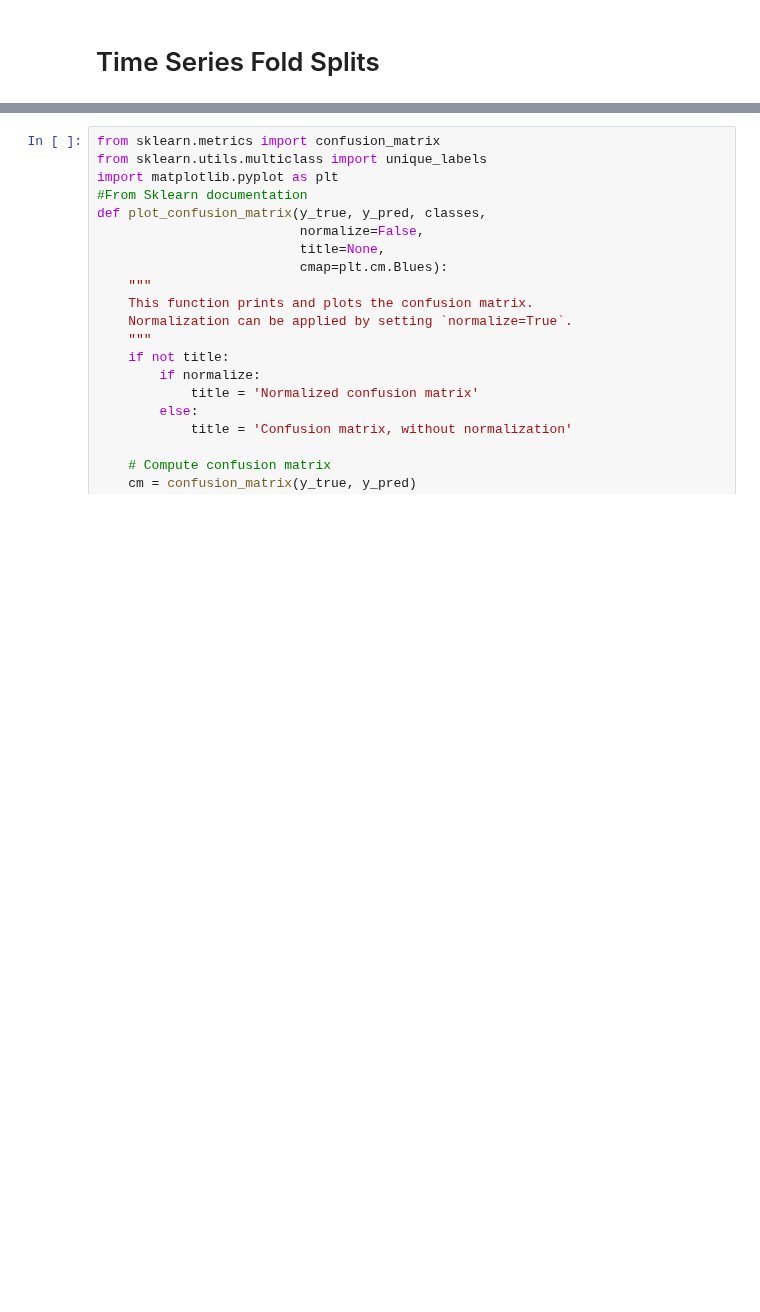
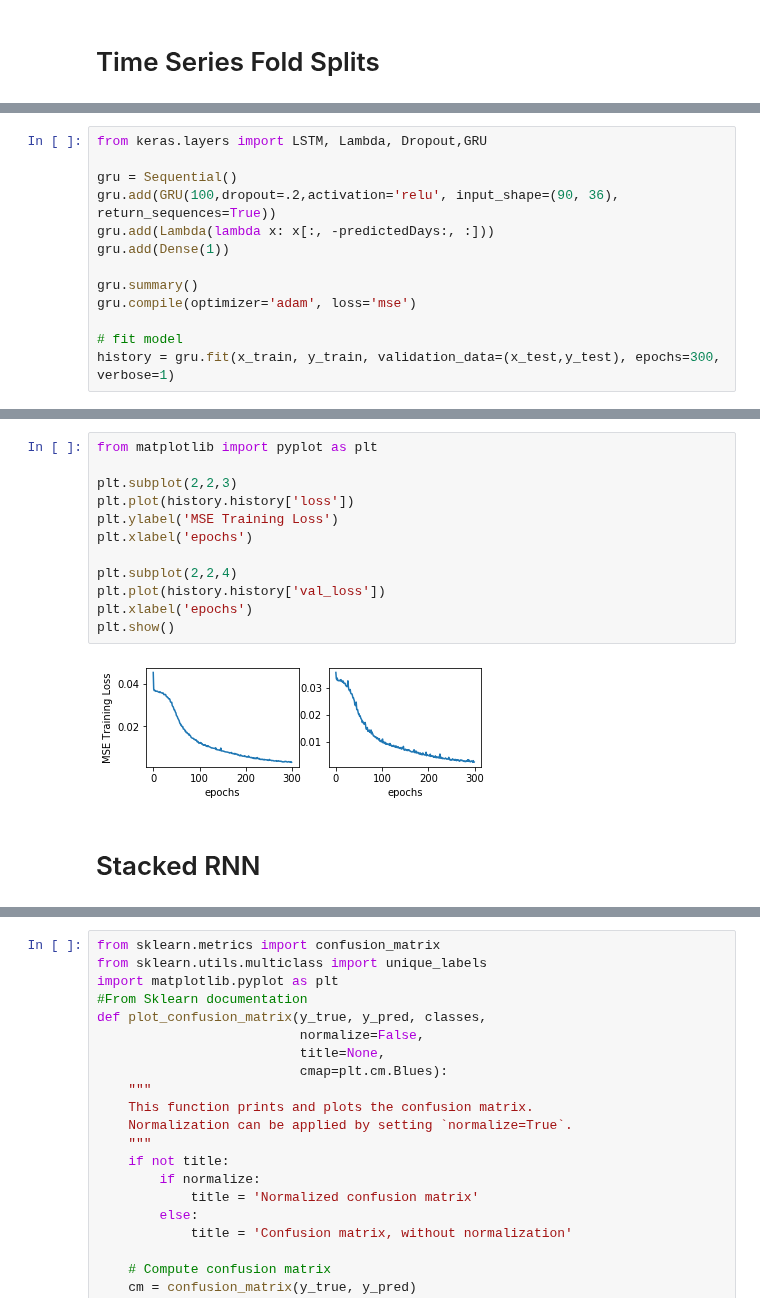
Before and after one commit to l1onh3art88/ml-lab2, a Jupyter notebook: lab7/Lab-7.ipynb, the cells around one changed output, grey strips where cells are left out. Saved outputs shown, nothing was run; the diff lists cells and outputs as text; blank space fills up the shorter version.

```diff
--- a/lab7/Lab-7.ipynb
+++ b/lab7/Lab-7.ipynb
@@ -224,0 +283,13 @@ Epoch 8/200
+# %%
+from keras.layers import LSTM, Lambda, Dropout,GRU
+
+gru = Sequential()
+gru.add(GRU(100,dropout=.2,activation='relu', input_shape=(90, 36), return_sequences=True))
+gru.add(Lambda(lambda x: x[:, -predictedDays:, :]))
+gru.add(Dense(1))
+
+gru.summary()
+gru.compile(optimizer='adam', loss='mse')
+
+# fit model
+history = gru.fit(x_train, y_train, validation_data=(x_test,y_test), epochs=300, verbose=1)
@@ -224,0 +314,16 @@ Epoch 8/200
+# %%
+from matplotlib import pyplot as plt
+
+plt.subplot(2,2,3)
+plt.plot(history.history['loss'])
+plt.ylabel('MSE Training Loss')
+plt.xlabel('epochs')
+
+plt.subplot(2,2,4)
+plt.plot(history.history['val_loss'])
+plt.xlabel('epochs')
+plt.show()
+# %% [output]
+[figure, added]
+# %% [markdown]
+# Stacked RNN
```
Also changed, not shown: parts of 18 cells of this notebook.
